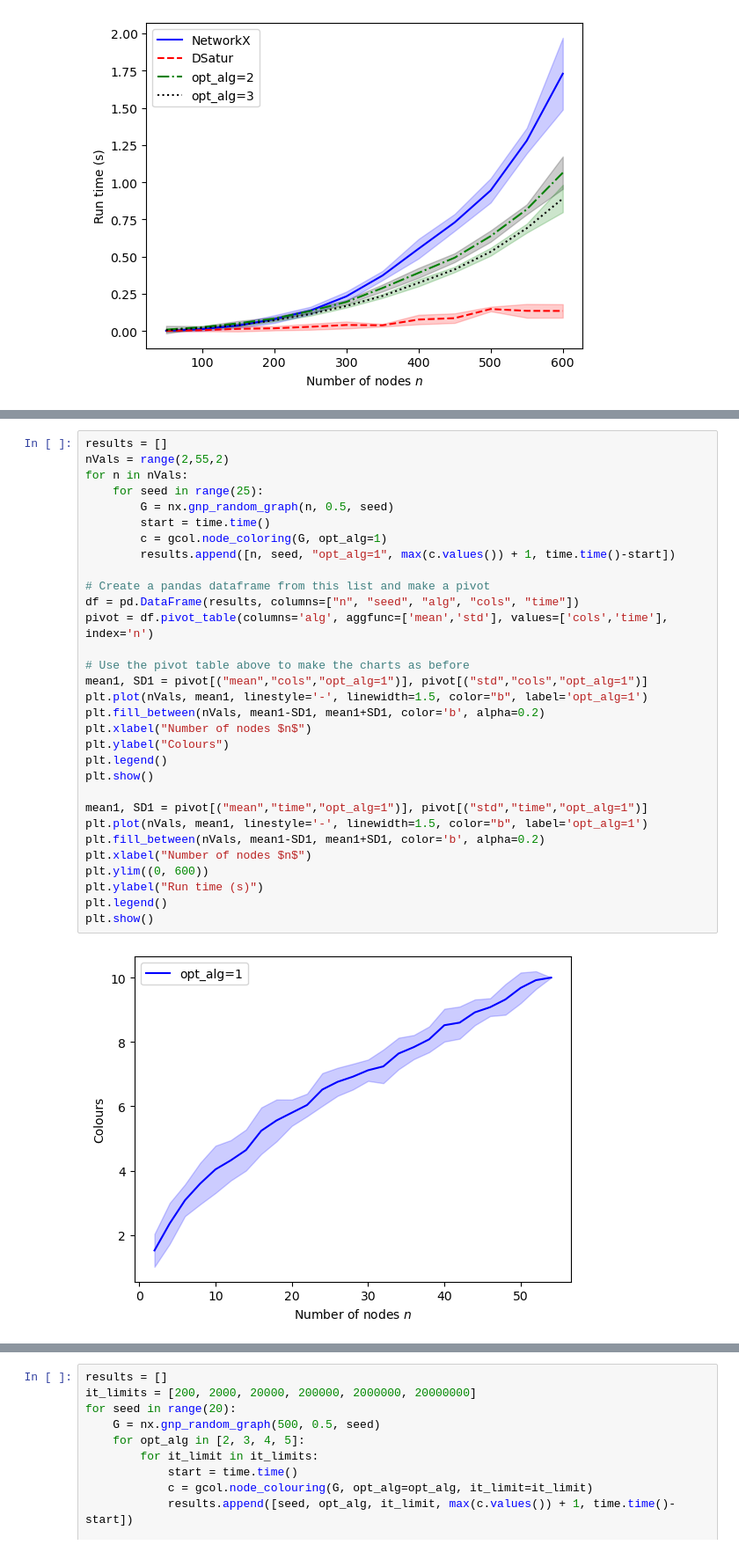
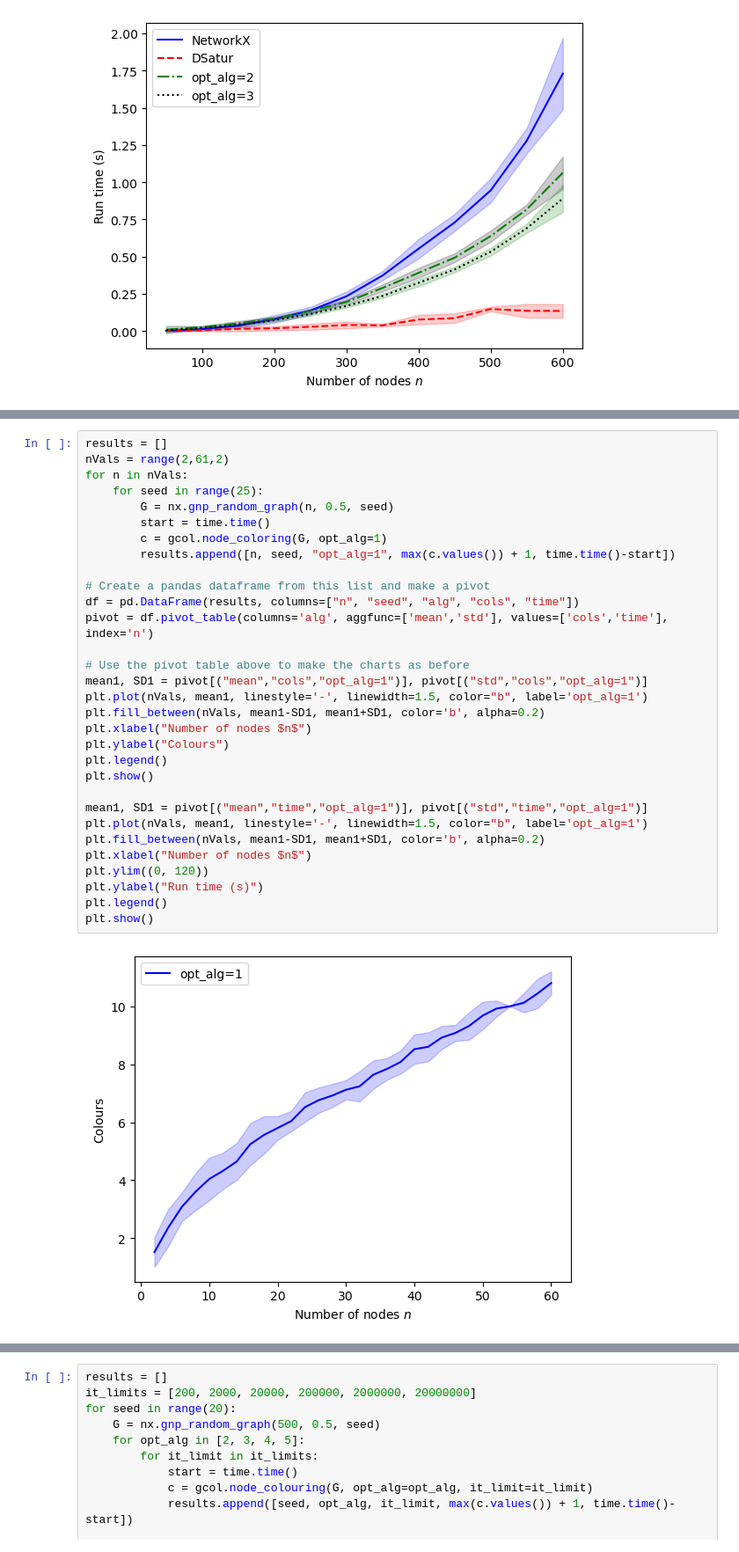
Before and after one commit to Rhyd-Lewis/GCol, a Jupyter notebook: docs/performance/Performance.ipynb, the cells around one changed output, grey strips where cells are left out. Shown at 88% size. Cells and saved outputs as stored; diff of their text form.

```diff
--- a/docs/performance/Performance.ipynb
+++ b/docs/performance/Performance.ipynb
@@ -199,34 +199,34 @@ In addition to local search, the ``gcol`` library features an exact, exponential
 The following code evaluates the performance of this algorithm on $G(n,0.5)$ graphs for a range of $n$-values.
 # %%
 results = []
-nVals = range(2,55,2)
+nVals = range(2,61,2)
 for n in nVals:
     for seed in range(25):
         G = nx.gnp_random_graph(n, 0.5, seed)
         start = time.time()
         c = gcol.node_coloring(G, opt_alg=1)
         results.append([n, seed, "opt_alg=1", max(c.values()) + 1, time.time()-start])
 
 # Create a pandas dataframe from this list and make a pivot
 df = pd.DataFrame(results, columns=["n", "seed", "alg", "cols", "time"])
 pivot = df.pivot_table(columns='alg', aggfunc=['mean','std'], values=['cols','time'], index='n')
 
 # Use the pivot table above to make the charts as before
 mean1, SD1 = pivot[("mean","cols","opt_alg=1")], pivot[("std","cols","opt_alg=1")]
 plt.plot(nVals, mean1, linestyle='-', linewidth=1.5, color="b", label='opt_alg=1')
 plt.fill_between(nVals, mean1-SD1, mean1+SD1, color='b', alpha=0.2)
 plt.xlabel("Number of nodes $n$")
 plt.ylabel("Colours")
 plt.legend()
 plt.show()
 
 mean1, SD1 = pivot[("mean","time","opt_alg=1")], pivot[("std","time","opt_alg=1")]
 plt.plot(nVals, mean1, linestyle='-', linewidth=1.5, color="b", label='opt_alg=1')
 plt.fill_between(nVals, mean1-SD1, mean1+SD1, color='b', alpha=0.2)
 plt.xlabel("Number of nodes $n$")
-plt.ylim((0, 600))
+plt.ylim((0, 120))
 plt.ylabel("Run time (s)")
 plt.legend()
 plt.show()
 # %% [output]
-[figure, old version]
+[figure, new version]
```
Also changed, not shown: parts of 6 cells of this notebook, 3 other files.
